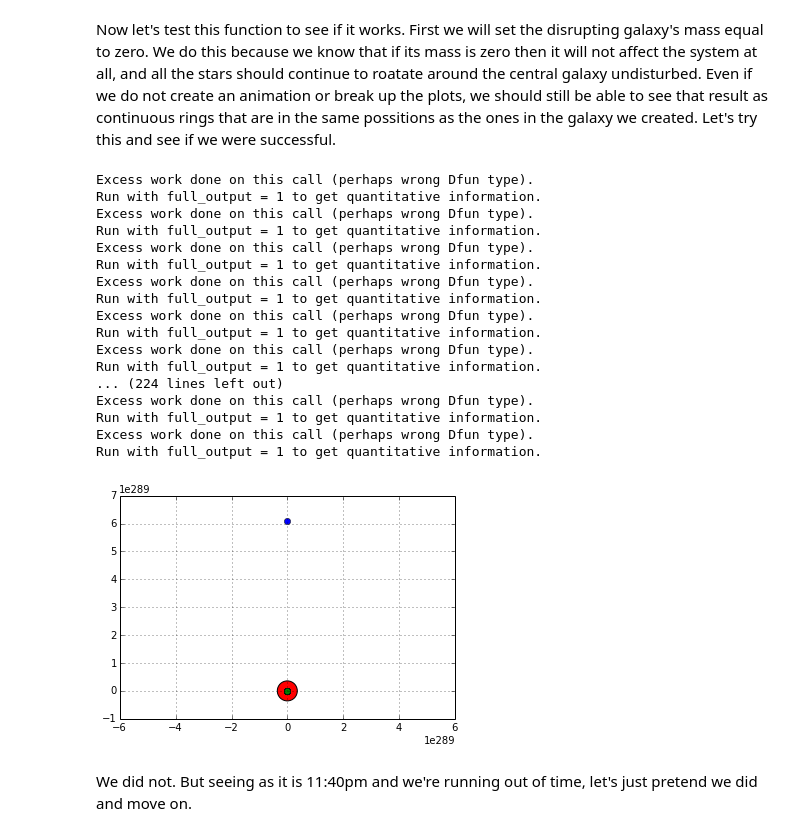
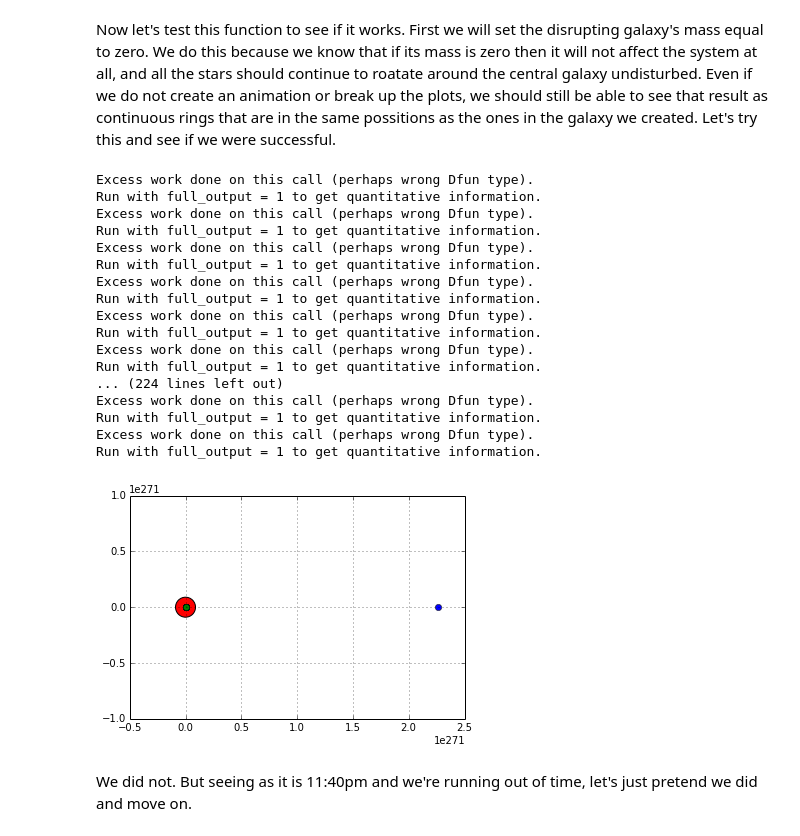
Before and after one commit to abardess/PHYS202-S14, a Jupyter notebook: MergingGalaxies.ipynb, the cells around one changed output. Drawn from its saved outputs; the diff is of its cells as text; code cells hidden in the pictures.

Commit message:
Created a motion example for galaxy project.

```diff
--- a/MergingGalaxies.ipynb
+++ b/MergingGalaxies.ipynb
@@ -30,11 +30,11 @@ def create_star_field(stars, r, vr, vtheta):
 # %% [markdown]
 Below we use the above function to create our central galaxy. The origin is our galactic center and each ring around it is defined by one instance of our above function, each with slightly different parameters. As you can see below, we will have five rings all rotating with equal angular momenta ($\omega$), which I will be calling vtheta in my functions.
 # %%
-ring1 = create_star_field(12, 1, 0, np.pi / 6)      #create five rings of stars around the galaxy's center
-ring2 = create_star_field(18, 2, 0, np.pi / 6)
-ring3 = create_star_field(24, 3, 0, np.pi / 6)
-ring4 = create_star_field(30, 4, 0, np.pi / 6)
-ring5 = create_star_field(36, 5, 0, np.pi / 6)
+ring1 = create_star_field(12, 1, 0, np.pi / 18)      #create five rings of stars around the galaxy's center
+ring2 = create_star_field(18, 2, 0, np.pi / 18)
+ring3 = create_star_field(24, 3, 0, np.pi / 18)
+ring4 = create_star_field(30, 4, 0, np.pi / 18)
+ring5 = create_star_field(36, 5, 0, np.pi / 18)
 
 rings = [ring1, ring2, ring3, ring4, ring5]         #save those rings in a list
 for ring in rings:                                  #plot the positions of each star in each ring
@@ -124,8 +124,8 @@ def star_movement(star, dis_gal, M, t):
 # %% [markdown]
 Now let's test this function to see if it works. First we will set the disrupting galaxy's mass equal to zero. We do this because we know that if its mass is zero then it will not affect the system at all, and all the stars should continue to roatate around the central galaxy undisturbed. Even if we do not create an animation or break up the plots, we should still be able to see that result as continuous rings that are in the same possitions as the ones in the galaxy we created. Let's try this and see if we were successful.
 # %%
-t = [0, 10, .01]                            #time over which galaxies will interact
-dis_gal = [1, 0, 0, 0, 0]                   #position (R, phi), velocity (vR, vphi), and mass (S) of disrupting star
+t = [0, 10, 1]                            #time over which galaxies will interact
+dis_gal = [10, 0, 0, 0, 0]                  #position (R, phi), velocity (vR, vphi), and mass (S) of disrupting star
 
 
 
@@ -138,34 +138,34 @@ for ring in rings:                          #iterates through each ring and plot
         xstar, ystar, xvstar, yvstar, xgal, ygal, xvgal, yvgal = star_movement(star, dis_gal, 10 ** 11, t)
         x.append(xstar)
         y.append(ystar)
         galx.append(xgal)
         galy.append(ygal)
     plt.plot(x, y, 'bo')                       #plot the ring's path
 plt.plot(xgal, ygal, 'go')                     #plot the galaxy's path
 
 plt.scatter(0, 0, s = 400, c = 'r')            #galactic center
 plt.axis("equal")
 plt.grid()
 plt.show()
 # %% [output]
 Excess work done on this call (perhaps wrong Dfun type).
 Run with full_output = 1 to get quantitative information.
 Excess work done on this call (perhaps wrong Dfun type).
 Run with full_output = 1 to get quantitative information.
 Excess work done on this call (perhaps wrong Dfun type).
 Run with full_output = 1 to get quantitative information.
 Excess work done on this call (perhaps wrong Dfun type).
 Run with full_output = 1 to get quantitative information.
 Excess work done on this call (perhaps wrong Dfun type).
 Run with full_output = 1 to get quantitative information.
 Excess work done on this call (perhaps wrong Dfun type).
 Run with full_output = 1 to get quantitative information.
 ... (224 lines left out)
 Excess work done on this call (perhaps wrong Dfun type).
 Run with full_output = 1 to get quantitative information.
 Excess work done on this call (perhaps wrong Dfun type).
 Run with full_output = 1 to get quantitative information.
-[figure, old version]
+[figure, new version]
 # %% [markdown]
 We did not. But seeing as it is 11:40pm and we're running out of time, let's just pretend we did and move on.
 # %%
```
Also changed, not shown: 1 other file.
